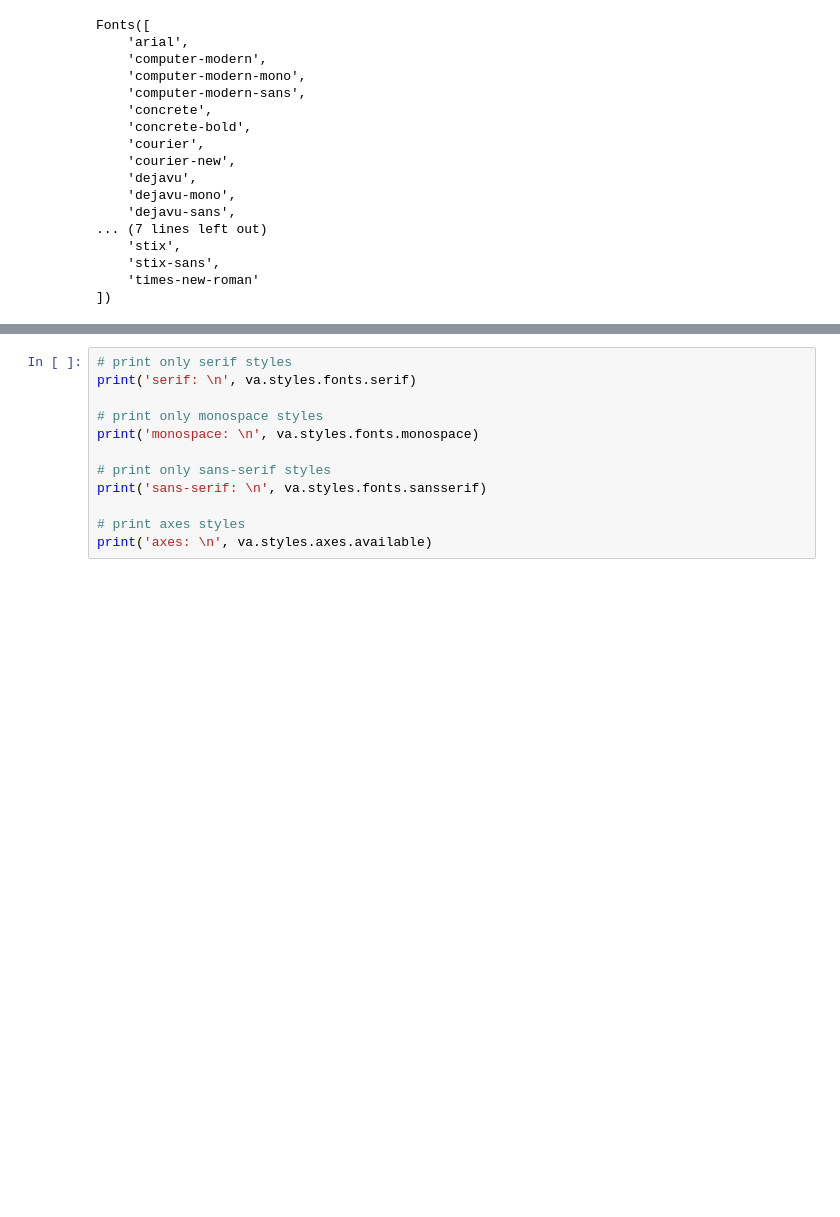
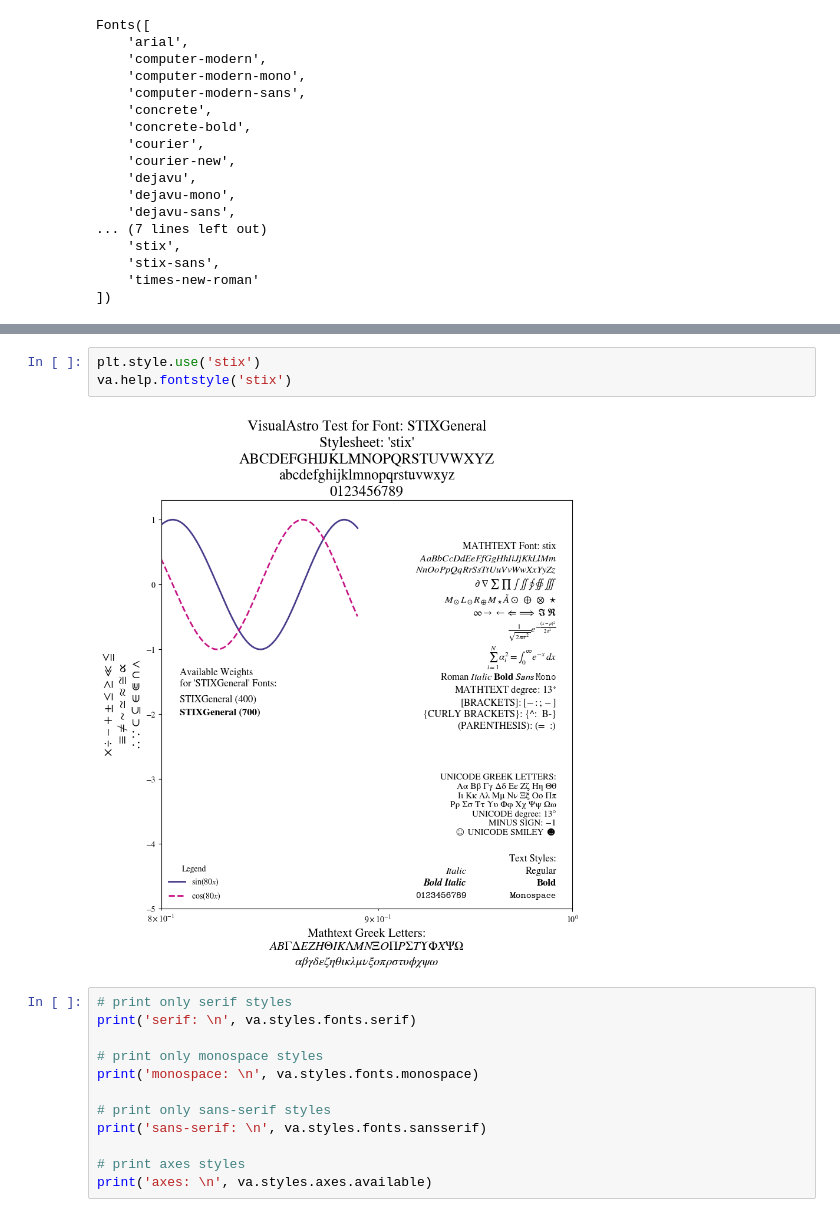
Before and after one commit to elkogerville/VisualAstro, a Jupyter notebook: examples/style_guide.ipynb, the cells around one changed output, grey strips where cells are left out. Drawn from its saved outputs; the diff is of its cells as text; blank space fills up the shorter version.

```diff
--- a/examples/style_guide.ipynb
+++ b/examples/style_guide.ipynb
@@ -188,3 +206,8 @@ Fonts([
+# %%
+plt.style.use('stix')
+va.help.fontstyle('stix')
+# %% [output]
+[figure, added]
 # %%
 # print only serif styles
 print('serif: \n', va.styles.fonts.serif)
```
Also changed, not shown: parts of 5 cells of this notebook.
